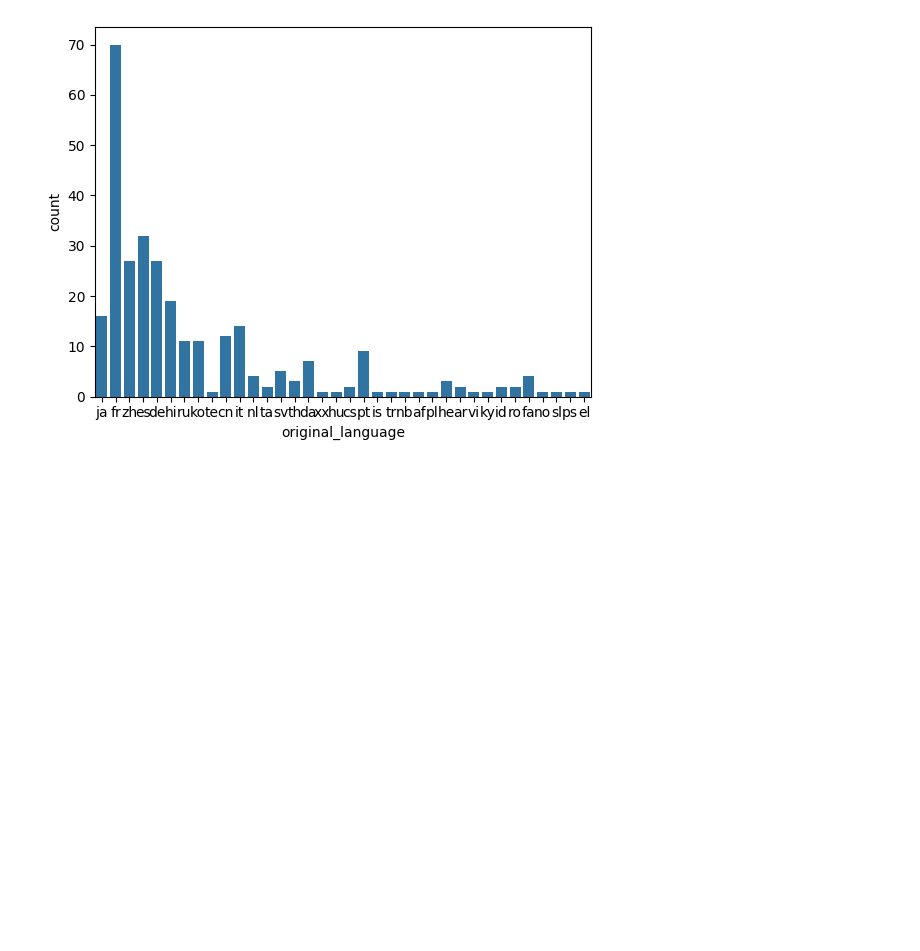
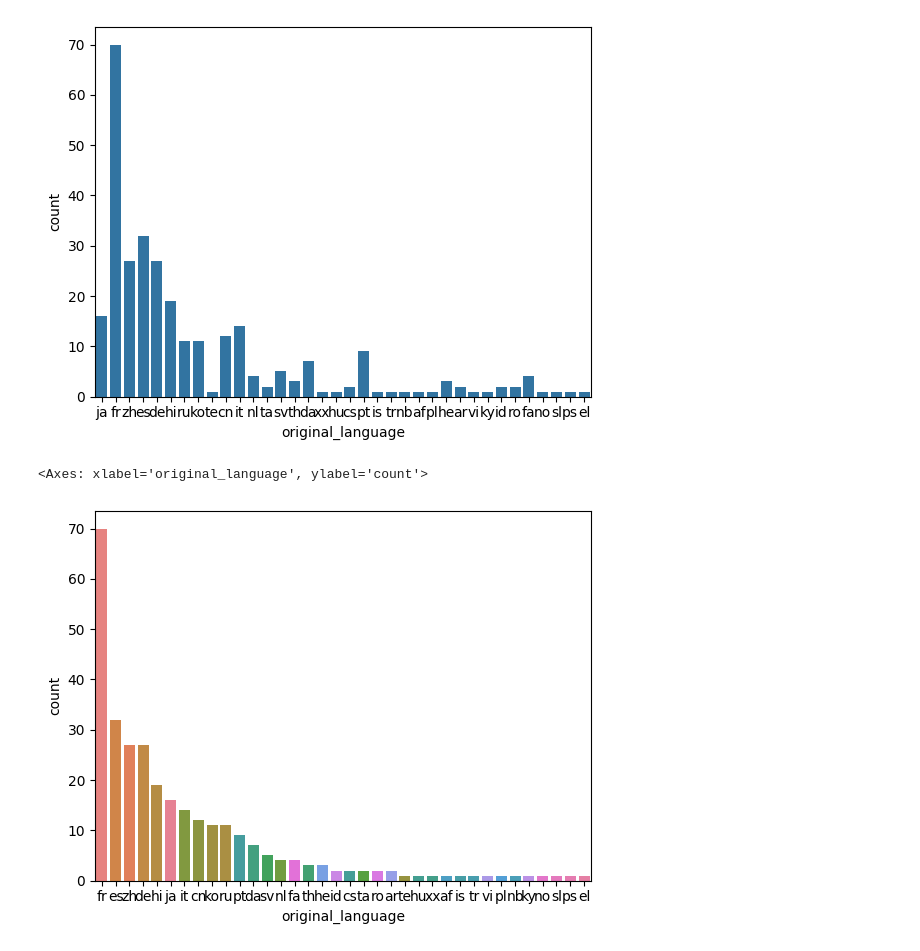
Before and after one commit to annaklaracss/data_science-, a Jupyter notebook: Explorando_a_base_do_TMDB.ipynb, the cells around one changed output. Cells and saved outputs as stored; diff of their text form; code cells hidden in the pictures; blank space fills up the shorter version.

```diff
--- a/Explorando_a_base_do_TMDB.ipynb
+++ b/Explorando_a_base_do_TMDB.ipynb
@@ -2,7 +2,7 @@
 <a href="https://colab.research.google.com/github/annaklaracss/data_science-/blob/main/Explorando_a_base_do_TMDB.ipynb" target="_parent"><img src="https://colab.research.google.com/assets/colab-badge.svg" alt="Open In Colab"/></a>
 # %%
 import pandas as pd
-tmdb = pd.read_csv('https://raw.githubusercontent.com/annaklaracss/data_science-/refs/heads/main/tmdb_5000_movies.csv?token=GHSAT0AAAAAADFNH5J7473FCYBTAOQYXK522CUBLZA')
+tmdb = pd.read_csv('https://raw.githubusercontent.com/annaklaracss/data_science-/refs/heads/main/tmdb_5000_movies.csv?token=GHSAT0AAAAAADFNH5J7KOD7XLTGS7J44ZAG2CWXALA')
 tmdb.head()
 # %% [output]
 |  | budget | genres | homepage | id | keywords | original_language | original_title | overview | ... |
@@ -263,3 +263,11 @@ sns.countplot(data=tmdb.query("original_language != 'en'"),
 # %% [output]
 <Axes: xlabel='original_language', ylabel='count'>
 [figure]
+# %%
+sns.countplot(data=tmdb.query("original_language != 'en'"),
+              order= total_de_filmes_por_lingua.index,#reorganizou por ordem. Decrescente!!
+              hue="original_language",#colocando as cores das barras
+              x="original_language")
+# %% [output]
+<Axes: xlabel='original_language', ylabel='count'>
+[figure, added]
```
